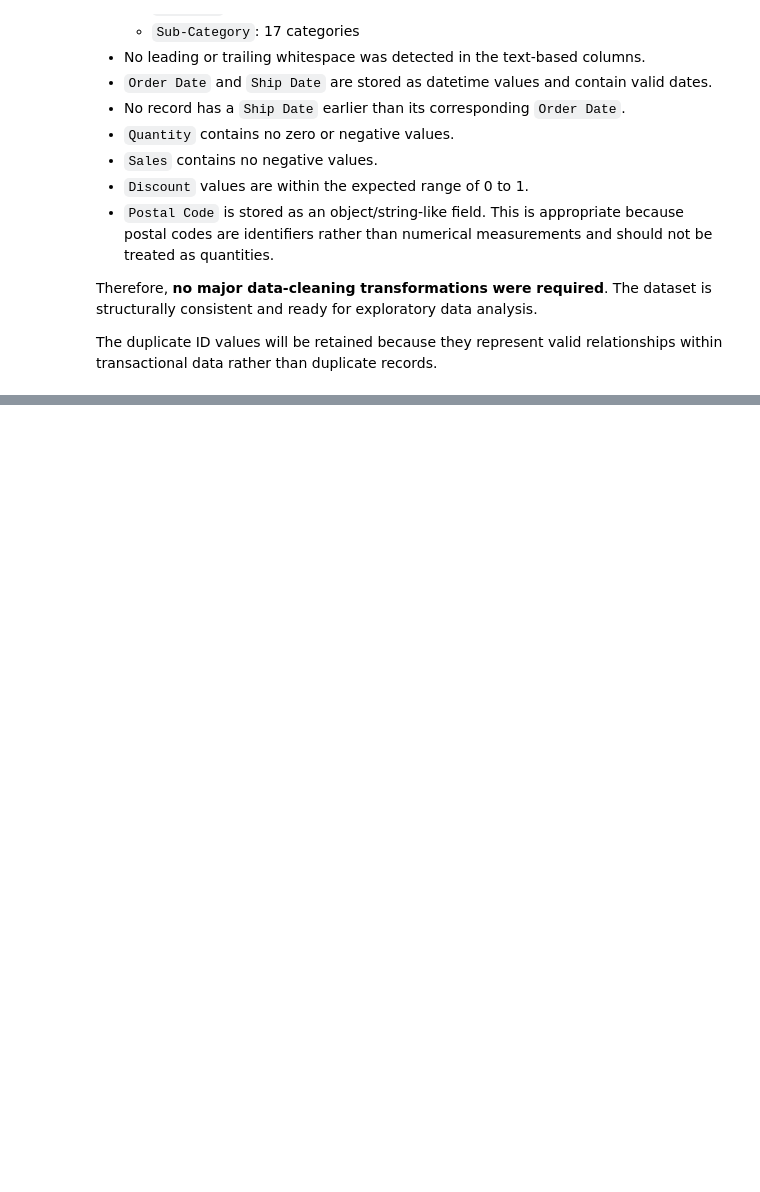
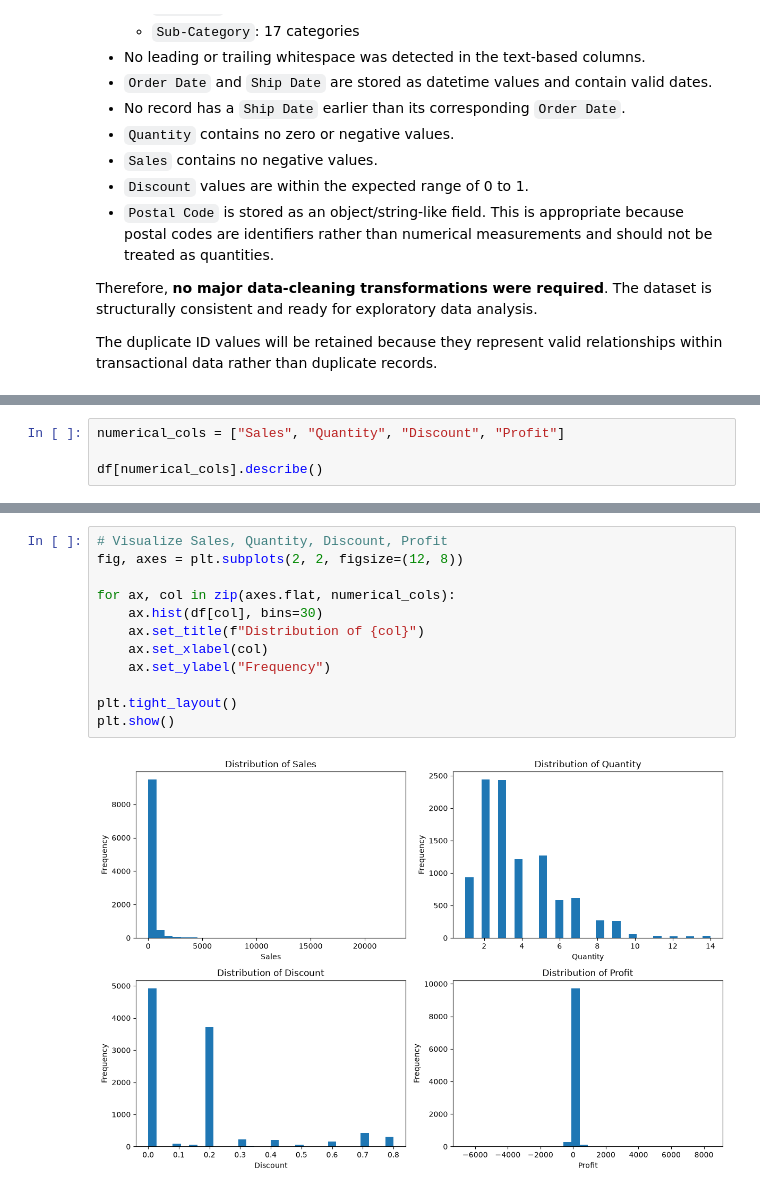
Before and after one commit to KashishSirohiwal/ShadowFox, a Jupyter notebook: Beginner/notebooks/beginner_superstore_sales_analysis.ipynb, the cells around one changed output, grey strips where cells are left out. Cells and saved outputs as stored; diff of their text form; blank space fills up the shorter version.

```diff
--- a/Beginner/notebooks/beginner_superstore_sales_analysis.ipynb
+++ b/Beginner/notebooks/beginner_superstore_sales_analysis.ipynb
@@ -334,0 +360,4 @@ The duplicate ID values will be retained because they represent valid relationsh
+# %%
+numerical_cols = ["Sales", "Quantity", "Discount", "Profit"]
+
+df[numerical_cols].describe()
@@ -334,0 +374,14 @@ The duplicate ID values will be retained because they represent valid relationsh
+# %%
+# Visualize Sales, Quantity, Discount, Profit
+fig, axes = plt.subplots(2, 2, figsize=(12, 8))
+
+for ax, col in zip(axes.flat, numerical_cols):
+    ax.hist(df[col], bins=30)
+    ax.set_title(f"Distribution of {col}")
+    ax.set_xlabel(col)
+    ax.set_ylabel("Frequency")
+
+plt.tight_layout()
+plt.show()
+# %% [output]
+[figure, added]
```
Also changed, not shown: parts of 15 cells of this notebook.
